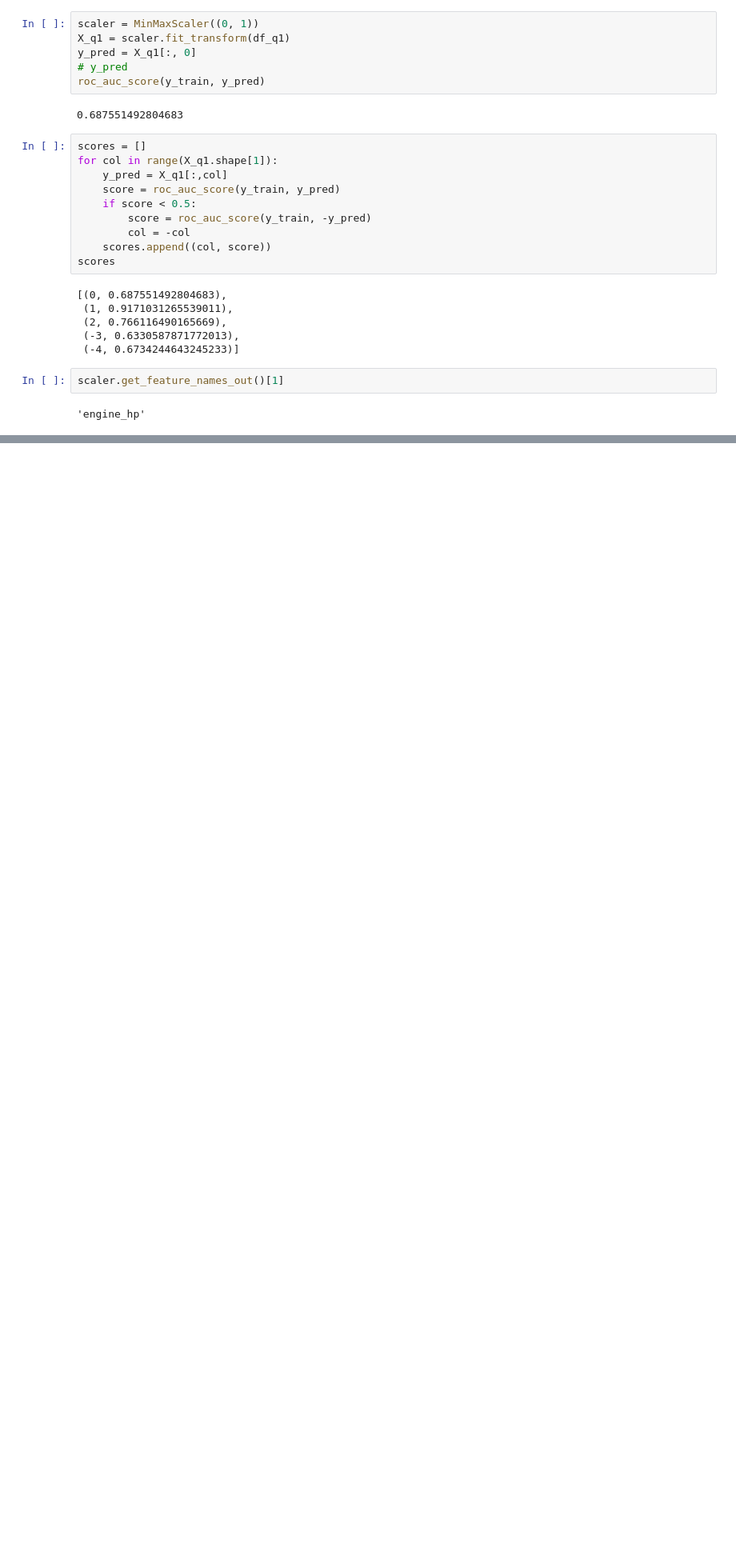
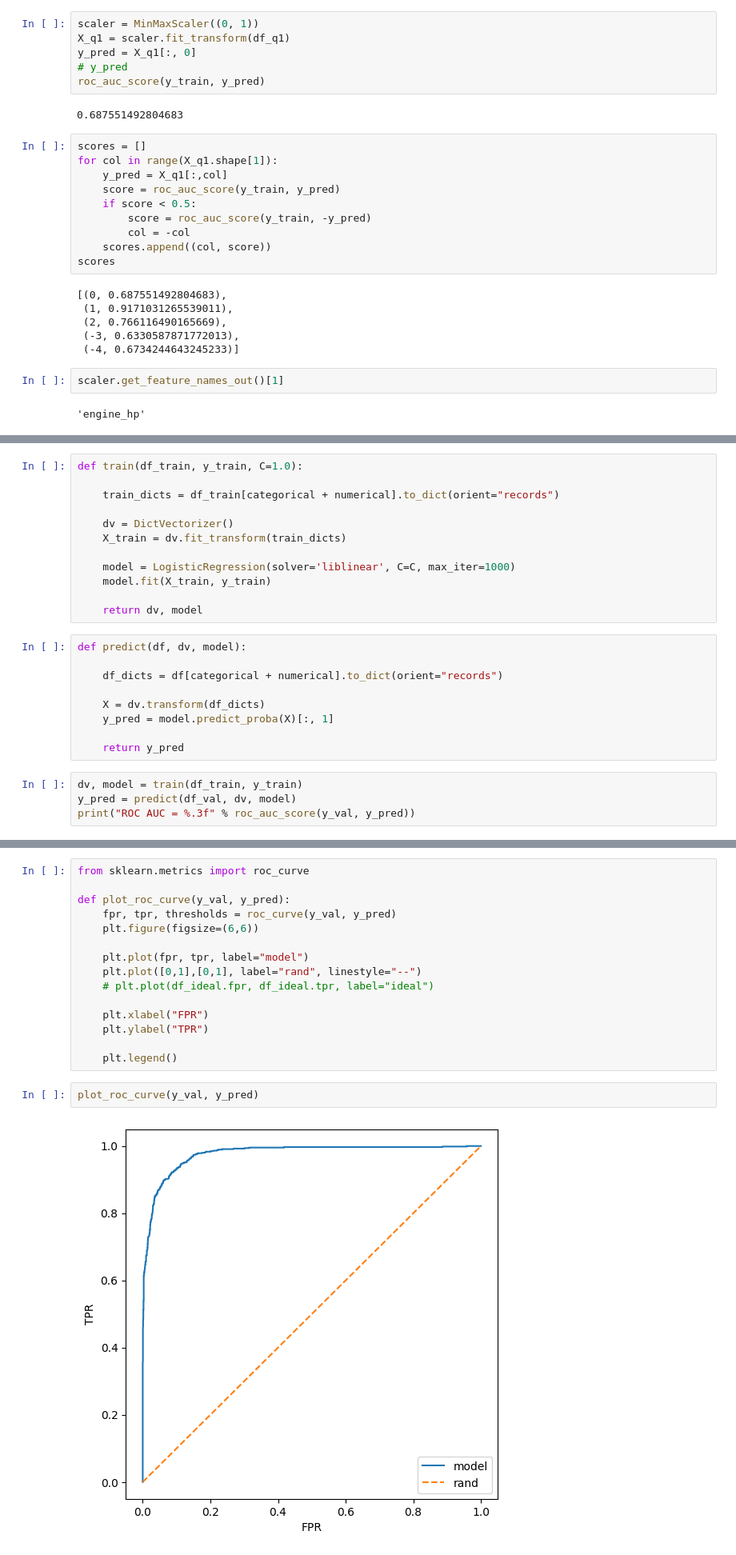
Before and after one commit to giraldiego/machine-learning-zoomcamp, a Jupyter notebook: work/04-evaluation/homework/homework.ipynb, the cells around one changed output, grey strips where cells are left out. Shown: that part at 80% size. Saved outputs shown, nothing was run; the diff lists cells and outputs as text; blank space fills up the shorter version.

Commit message:
Solve hw4-q2

```diff
--- a/work/04-evaluation/homework/homework.ipynb
+++ b/work/04-evaluation/homework/homework.ipynb
@@ -248,0 +277,25 @@ scaler.get_feature_names_out()[1]
+# %%
+def train(df_train, y_train, C=1.0):
+
+    train_dicts = df_train[categorical + numerical].to_dict(orient="records")
+
+    dv = DictVectorizer()
+    X_train = dv.fit_transform(train_dicts)
+
+    model = LogisticRegression(solver='liblinear', C=C, max_iter=1000)
+    model.fit(X_train, y_train)
+
+    return dv, model
+# %%
+def predict(df, dv, model):
+
+    df_dicts = df[categorical + numerical].to_dict(orient="records")
+
+    X = dv.transform(df_dicts)
+    y_pred = model.predict_proba(X)[:, 1]
+
+    return y_pred
+# %%
+dv, model = train(df_train, y_train)
+y_pred = predict(df_val, dv, model)
+print("ROC AUC = %.3f" % roc_auc_score(y_val, y_pred))
@@ -249 +304,20 @@ scaler.get_feature_names_out()[1]
+# %%
+from sklearn.metrics import roc_curve
+
+def plot_roc_curve(y_val, y_pred):
+    fpr, tpr, thresholds = roc_curve(y_val, y_pred)
+    plt.figure(figsize=(6,6))
+
+    plt.plot(fpr, tpr, label="model")
+    plt.plot([0,1],[0,1], label="rand", linestyle="--")
+    # plt.plot(df_ideal.fpr, df_ideal.tpr, label="ideal")
+
+    plt.xlabel("FPR")
+    plt.ylabel("TPR")
+
+    plt.legend()
+# %%
+plot_roc_curve(y_val, y_pred)
+# %% [output]
+[figure, added]
 # %% [markdown]
```
Also changed, not shown: parts of 9 cells of this notebook.
